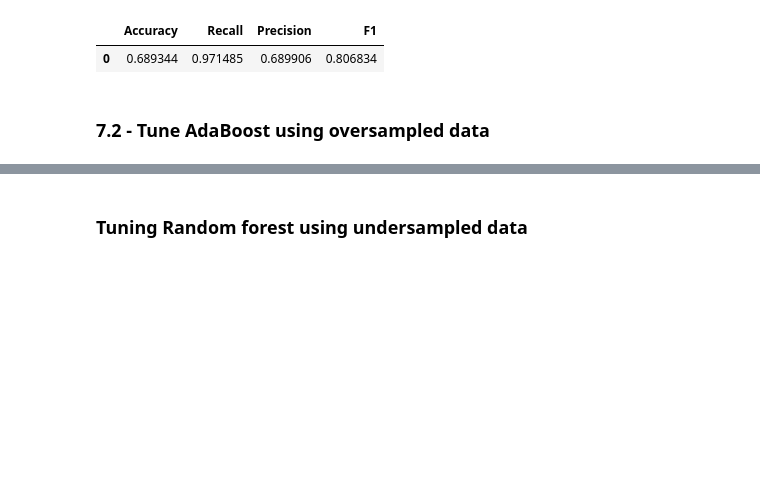
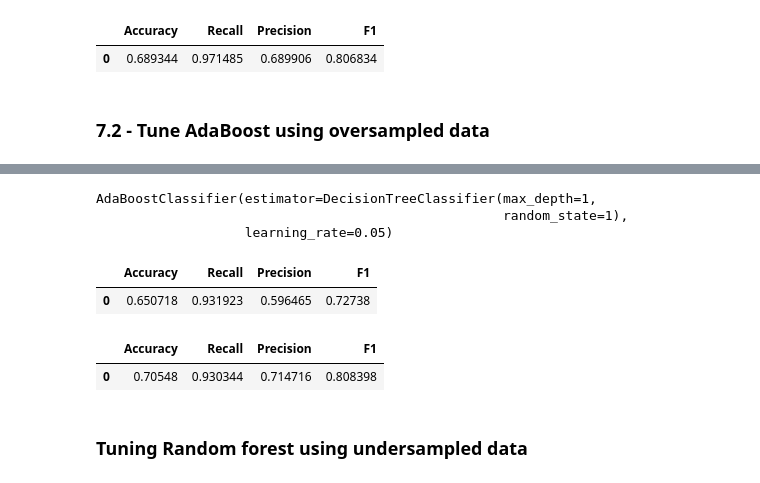
Before and after one commit to RashmiJK/PGP-AIML-EasyVisa-AML, a Jupyter notebook: easyvisa_modeling.ipynb, the cells around one changed output, grey strips where cells are left out. Drawn from its saved outputs; the diff is of its cells as text; code cells hidden in the pictures; blank space fills up the shorter version.

```diff
--- a/easyvisa_modeling.ipynb
+++ b/easyvisa_modeling.ipynb
@@ -1419,11 +1419,11 @@ ada_val_perf_o
 # %%
 %%time
 
-# Define model
-Model = AdaBoostClassifier(random_state=1)
+# Instantiate classifer
+Model_sm = AdaBoostClassifier(random_state=1)
 
-# Parameter grid to pass in RandomSearchCV
-param_grid = {
+# Define parameter grid to pass in RandomSearchCV
+param_grid_sm = {
     "n_estimators": np.arange(10, 60, 10),
     "learning_rate": [0.1, 0.01, 0.2, 0.05, 1],
     "estimator": [
@@ -1434,9 +1434,9 @@ param_grid = {
 }
 
 #Call RandomizedSearchCV
-randomized_cv = RandomizedSearchCV(
-    estimator=Model,
-    param_distributions=param_grid,
+randomized_cv_sm = RandomizedSearchCV(
+    estimator=Model_sm,
+    param_distributions=param_grid_sm,
     n_iter=50,
     n_jobs = -1,
     scoring=scorer,
@@ -1444,6 +1444,6 @@ randomized_cv = RandomizedSearchCV(
     random_state=1)
 
 # Fit parameters in RandomizedSearchCV
-randomized_cv.fit(X_train_over,y_train_over)
+randomized_cv_sm.fit(X_train_over,y_train_over)
 
-print("Best parameters are {} with CV score={}:" .format(randomized_cv.best_params_,randomized_cv.best_score_))
+print("Best parameters are {} with CV score={}:" .format(randomized_cv_sm.best_params_,randomized_cv_sm.best_score_))
@@ -1450,17 +1454,28 @@ print("Best parameters are {} with CV score={}:" .format(randomized_cv.best_para
 # %%
-## Complete the code to set the best parameters.
-tuned_ada = AdaBoostClassifier(
-    n_estimators= _____, learning_rate= _____, estimator= DecisionTreeClassifier(max_depth=_____, random_state=1)
+## Set the best parameters output from the above cell
+tuned_ada_sm = AdaBoostClassifier(
+    n_estimators= 50, learning_rate= 0.05, estimator= DecisionTreeClassifier(max_depth=1, random_state=1)
 )
 
-tuned_ada.fit(X_train_over, y_train_over)
+tuned_ada_sm.fit(X_train_over, y_train_over)
+# %% [output]
+AdaBoostClassifier(estimator=DecisionTreeClassifier(max_depth=1,
+                                                    random_state=1),
+                   learning_rate=0.05)
 # %%
-ada_train_perf = model_performance_classification_sklearn(tuned_ada, X_train_over, y_train_over)
-ada_train_perf
+# compute performance metrics on training oversampled data
+ada_train_perf_sm = model_performance_classification_sklearn(tuned_ada_sm, X_train_over, y_train_over)
+ada_train_perf_sm
+# %% [output]
+|  | Accuracy | Recall | Precision | F1 |
+| 0 | 0.650718 | 0.931923 | 0.596465 | 0.72738 |
 # %%
-## Complete the code to check the model performance for validation data.
-ada_val_perf = model_performance_classification_sklearn(tuned_ada,_____,_____)
-ada_val_perf
+## Compute performance metrics on validation data.
+ada_val_perf_sm = model_performance_classification_sklearn(tuned_ada_sm,X_val,y_val)
+ada_val_perf_sm
+# %% [output]
+|  | Accuracy | Recall | Precision | F1 |
+| 0 | 0.70548 | 0.930344 | 0.714716 | 0.808398 |
 # %% [markdown]
 ### Tuning Random forest using undersampled data
 # %%
```
Also changed, not shown: parts of 1 cell of this notebook.
